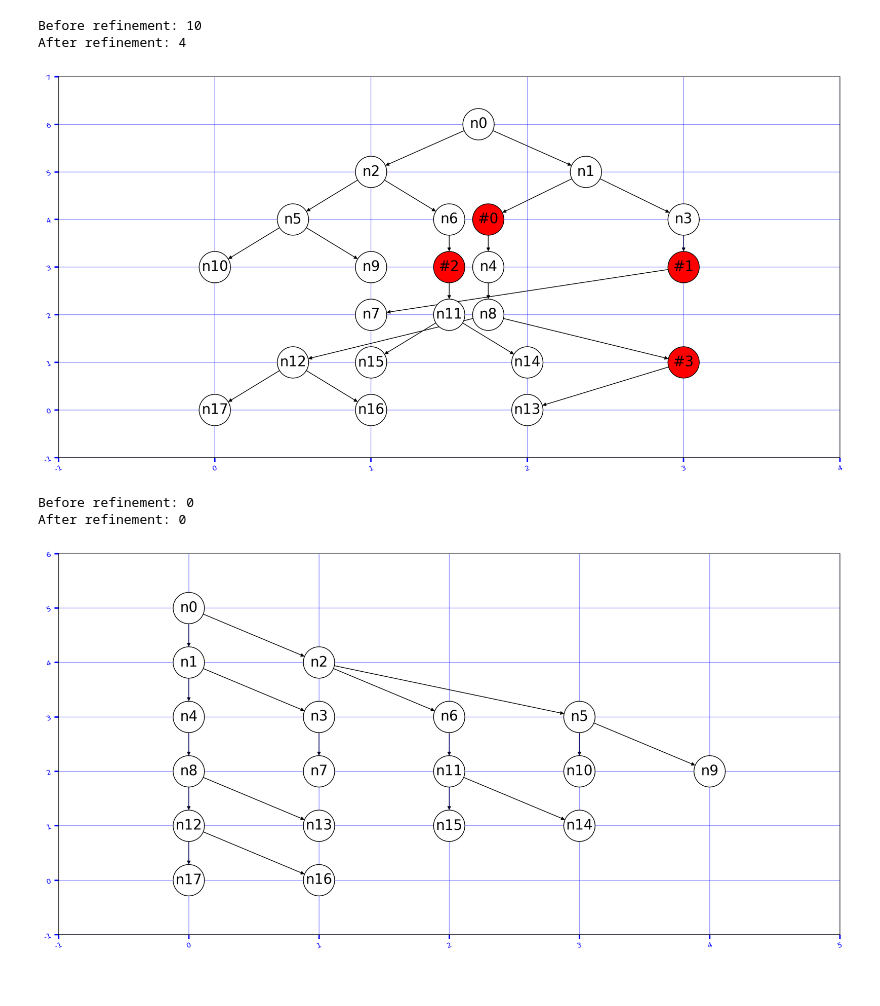
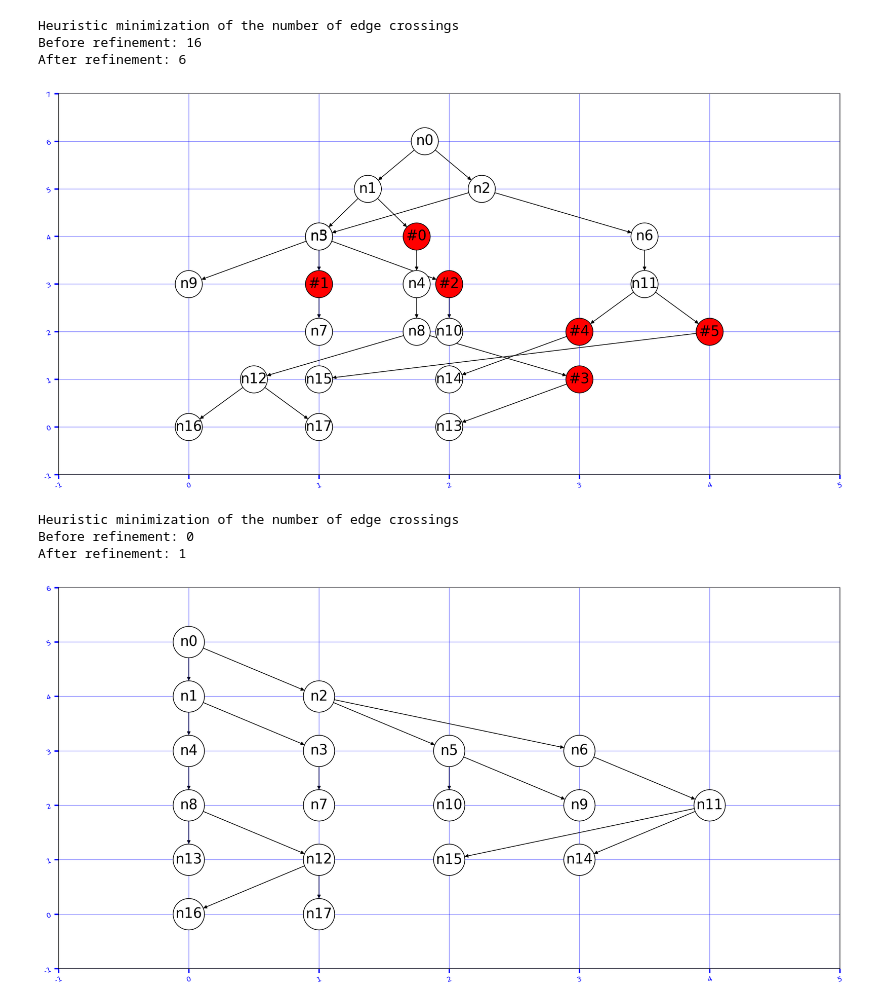
Before and after one commit to ivanov-v-v/data-visualisation-mipt-2021, a Jupyter notebook: dag-draw/vignette.ipynb, the cells around one changed output. Saved outputs shown, nothing was run; the diff lists cells and outputs as text; code cells hidden in the pictures.

```diff
--- a/dag-draw/vignette.ipynb
+++ b/dag-draw/vignette.ipynb
@@ -8,23 +8,25 @@ from coffman_graham_layout import CoffmanGrahamLayout
 # %%
 dag = nx.read_graphml('sample-data/binary_tree.xml')
 CoffmanGrahamLayout()(
     dag,
     max_width=3,
     plot_params=dict(
         axis_type='on',
-        node_size=2000,
+        node_size=1500,
         font_size=20,
         with_labels=True
-    )
+    ),
+    verbose=True
 )
 # %% [output]
-Before refinement: 10
-After refinement: 4
+Heuristic minimization of the number of edge crossings
+Before refinement: 16
+After refinement: 6
-[figure, old version]
+[figure, new version]
 # %%
-dag = nx.read_graphml('sample-data/binary_tree.xml')
-CoffmanGrahamLayout()(dag, max_width=None)
+CoffmanGrahamLayout()(dag, max_width=None, verbose=True)
 # %% [output]
+Heuristic minimization of the number of edge crossings
 Before refinement: 0
-After refinement: 0
+After refinement: 1
-[figure, old version]
+[figure, new version]
```
Also changed, not shown: 1 other file.
